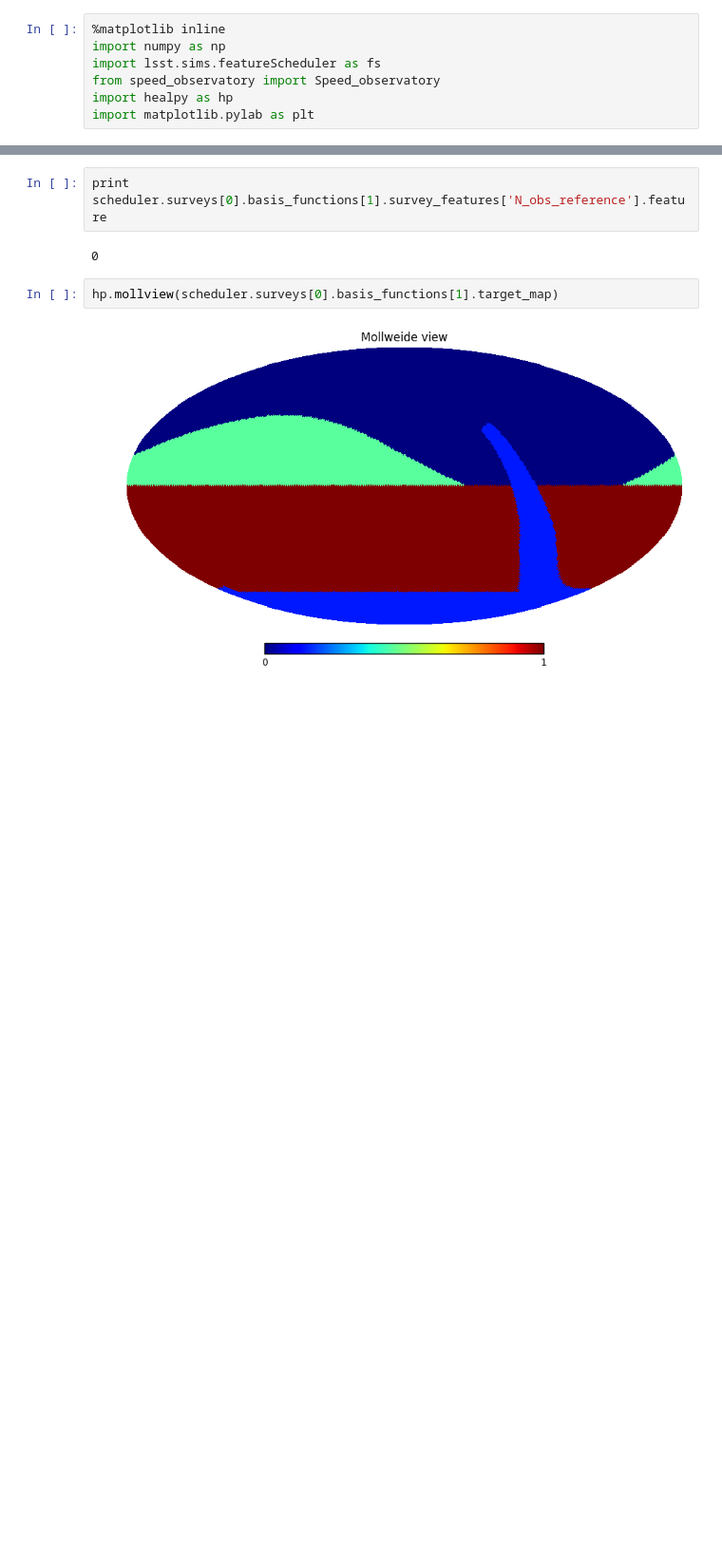
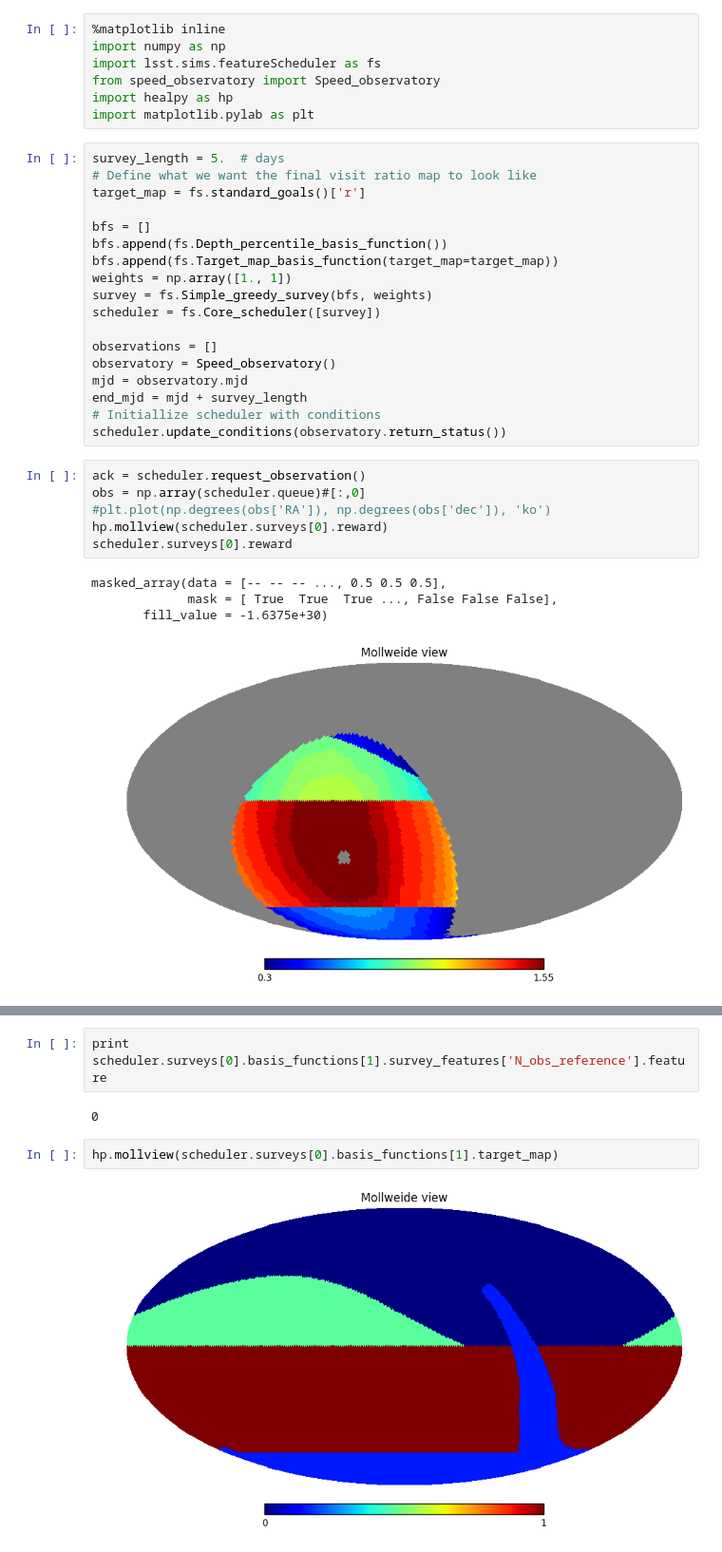
Before and after one commit to lsst-sims/legacy_sims_featureScheduler, a Jupyter notebook: examples/Inspect_scheduler.ipynb, the cells around one changed output, grey strips where cells are left out. Shown at 95% size. Cells and saved outputs as stored; diff of their text form; blank space fills up the shorter version.

```diff
--- a/examples/Inspect_scheduler.ipynb
+++ b/examples/Inspect_scheduler.ipynb
@@ -5,3 +5,32 @@ import lsst.sims.featureScheduler as fs
 from speed_observatory import Speed_observatory
 import healpy as hp
 import matplotlib.pylab as plt
+# %%
+survey_length = 5.  # days
+# Define what we want the final visit ratio map to look like
+target_map = fs.standard_goals()['r']
+
+bfs = []
+bfs.append(fs.Depth_percentile_basis_function())
+bfs.append(fs.Target_map_basis_function(target_map=target_map))
+weights = np.array([1., 1])
+survey = fs.Simple_greedy_survey(bfs, weights)
+scheduler = fs.Core_scheduler([survey])
+
+observations = []
+observatory = Speed_observatory()
+mjd = observatory.mjd
+end_mjd = mjd + survey_length
+# Initiallize scheduler with conditions
+scheduler.update_conditions(observatory.return_status())
+# %%
+ack = scheduler.request_observation()
+obs = np.array(scheduler.queue)#[:,0]
+#plt.plot(np.degrees(obs['RA']), np.degrees(obs['dec']), 'ko')
+hp.mollview(scheduler.surveys[0].reward)
+scheduler.surveys[0].reward
+# %% [output]
+masked_array(data = [-- -- -- ..., 0.5 0.5 0.5],
+             mask = [ True  True  True ..., False False False],
+       fill_value = -1.6375e+30)
+[figure, added]
```
Also changed, not shown: parts of 7 cells of this notebook, 6 other files.
